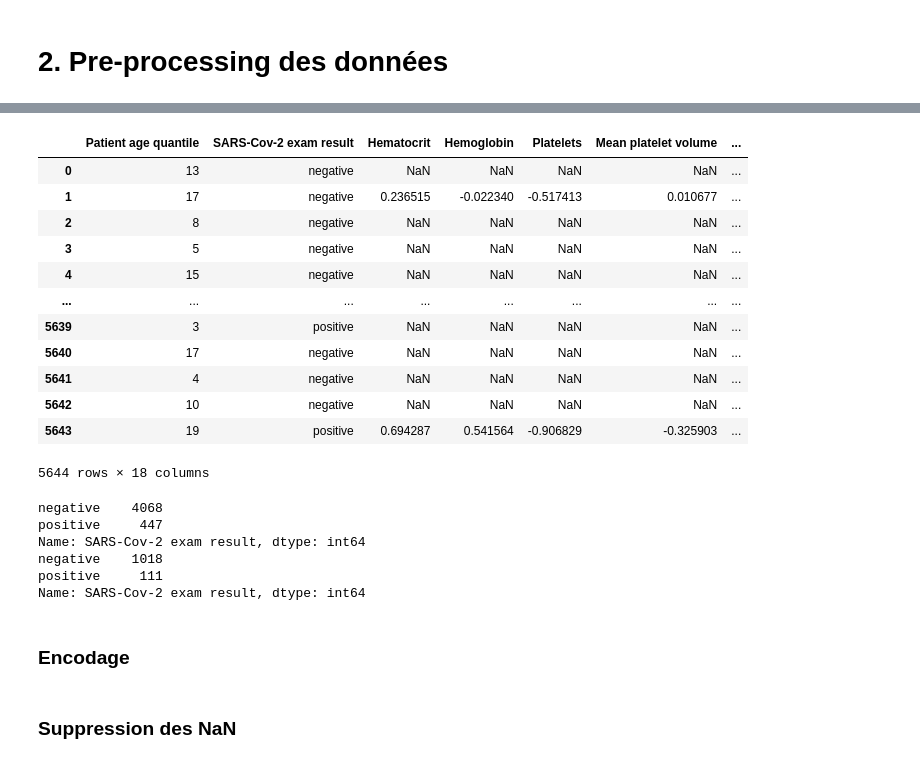
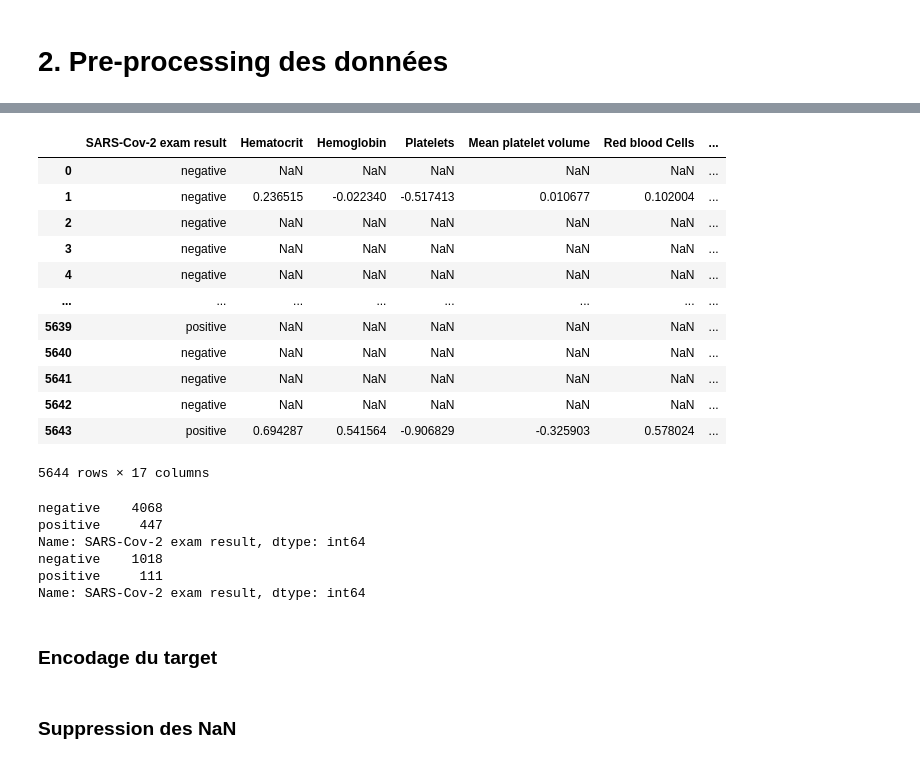
Before and after one commit to VictoorV/Pr-diction_COVID19, a Jupyter notebook: Projet covid 19_update.ipynb, the cells around one changed output, grey strips where cells are left out. Saved outputs shown, nothing was run; the diff lists cells and outputs as text; code cells hidden in the pictures.

```diff
--- a/Projet covid 19_update.ipynb
+++ b/Projet covid 19_update.ipynb
@@ -640,24 +648,25 @@ Index(['Hematocrit', 'Hemoglobin', 'Platelets', 'Mean platelet volume ',
 # %%
 df1 = df.copy()
 new_cols = ['Malade', 'Statut']
-key_cols = ['Patient age quantile', 'SARS-Cov-2 exam result']
+key_cols = [#'Patient age quantile',
+            'SARS-Cov-2 exam result']
 df1 = df1[key_cols + list(tests_sanguins) + new_cols]
-#df1['Malade'] = df1['Malade'].replace({True: 'Oui', False: 'Non'})
+df1['Malade'] = df1['Malade'].replace({True: 'Oui', False: 'Non'})
 df1
 # %% [output]
-|  | Patient age quantile | SARS-Cov-2 exam result | Hematocrit | Hemoglobin | Platelets | Mean platelet volume | ... |
-| 0 | 13 | negative | NaN | NaN | NaN | NaN | ... |
-| 1 | 17 | negative | 0.236515 | -0.022340 | -0.517413 | 0.010677 | ... |
-| 2 | 8 | negative | NaN | NaN | NaN | NaN | ... |
-| 3 | 5 | negative | NaN | NaN | NaN | NaN | ... |
-| 4 | 15 | negative | NaN | NaN | NaN | NaN | ... |
+|  | SARS-Cov-2 exam result | Hematocrit | Hemoglobin | Platelets | Mean platelet volume | Red blood Cells | ... |
+| 0 | negative | NaN | NaN | NaN | NaN | NaN | ... |
+| 1 | negative | 0.236515 | -0.022340 | -0.517413 | 0.010677 | 0.102004 | ... |
+| 2 | negative | NaN | NaN | NaN | NaN | NaN | ... |
+| 3 | negative | NaN | NaN | NaN | NaN | NaN | ... |
+| 4 | negative | NaN | NaN | NaN | NaN | NaN | ... |
 | ... | ... | ... | ... | ... | ... | ... | ... |
-| 5639 | 3 | positive | NaN | NaN | NaN | NaN | ... |
-| 5640 | 17 | negative | NaN | NaN | NaN | NaN | ... |
-| 5641 | 4 | negative | NaN | NaN | NaN | NaN | ... |
-| 5642 | 10 | negative | NaN | NaN | NaN | NaN | ... |
-| 5643 | 19 | positive | 0.694287 | 0.541564 | -0.906829 | -0.325903 | ... |
+| 5639 | positive | NaN | NaN | NaN | NaN | NaN | ... |
+| 5640 | negative | NaN | NaN | NaN | NaN | NaN | ... |
+| 5641 | negative | NaN | NaN | NaN | NaN | NaN | ... |
+| 5642 | negative | NaN | NaN | NaN | NaN | NaN | ... |
+| 5643 | positive | 0.694287 | 0.541564 | -0.906829 | -0.325903 | 0.578024 | ... |
-5644 rows × 18 columns
+5644 rows × 17 columns
 # %%
 from sklearn.model_selection import train_test_split
 training_set, testing_set = train_test_split(df1, test_size = 0.2, random_state = 0)
@@ -678,7 +687,7 @@ from sklearn.preprocessing import StandardScaler
 from imblearn.over_sampling import SMOTENC
 from imblearn.pipeline import Pipeline as ImbPipeline
 # %% [markdown]
-### Encodage
+### Encodage du target
 # %%
 def encodage_target(df):
     code = {'positive' : 1,
```
Also changed, not shown: parts of 111 cells of this notebook.
